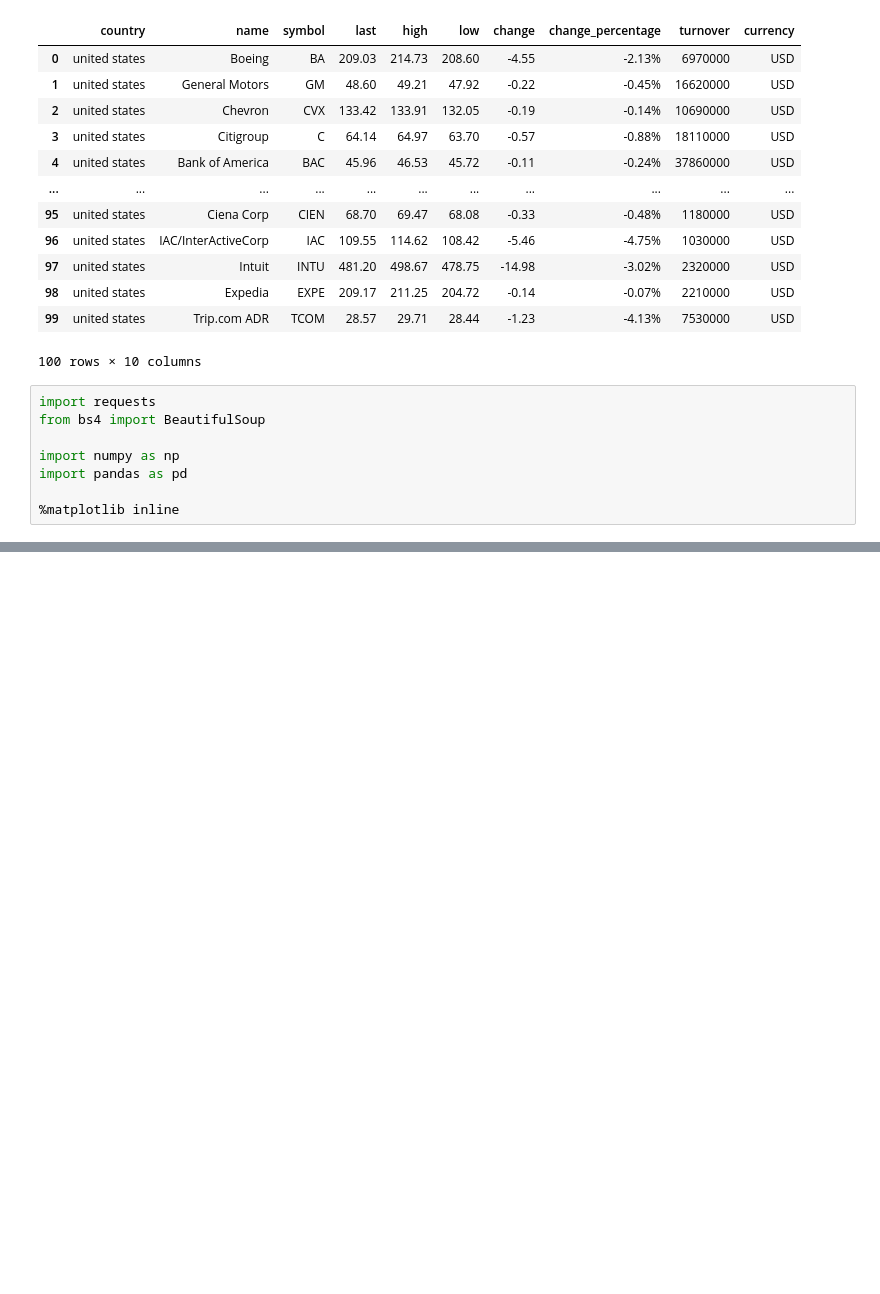
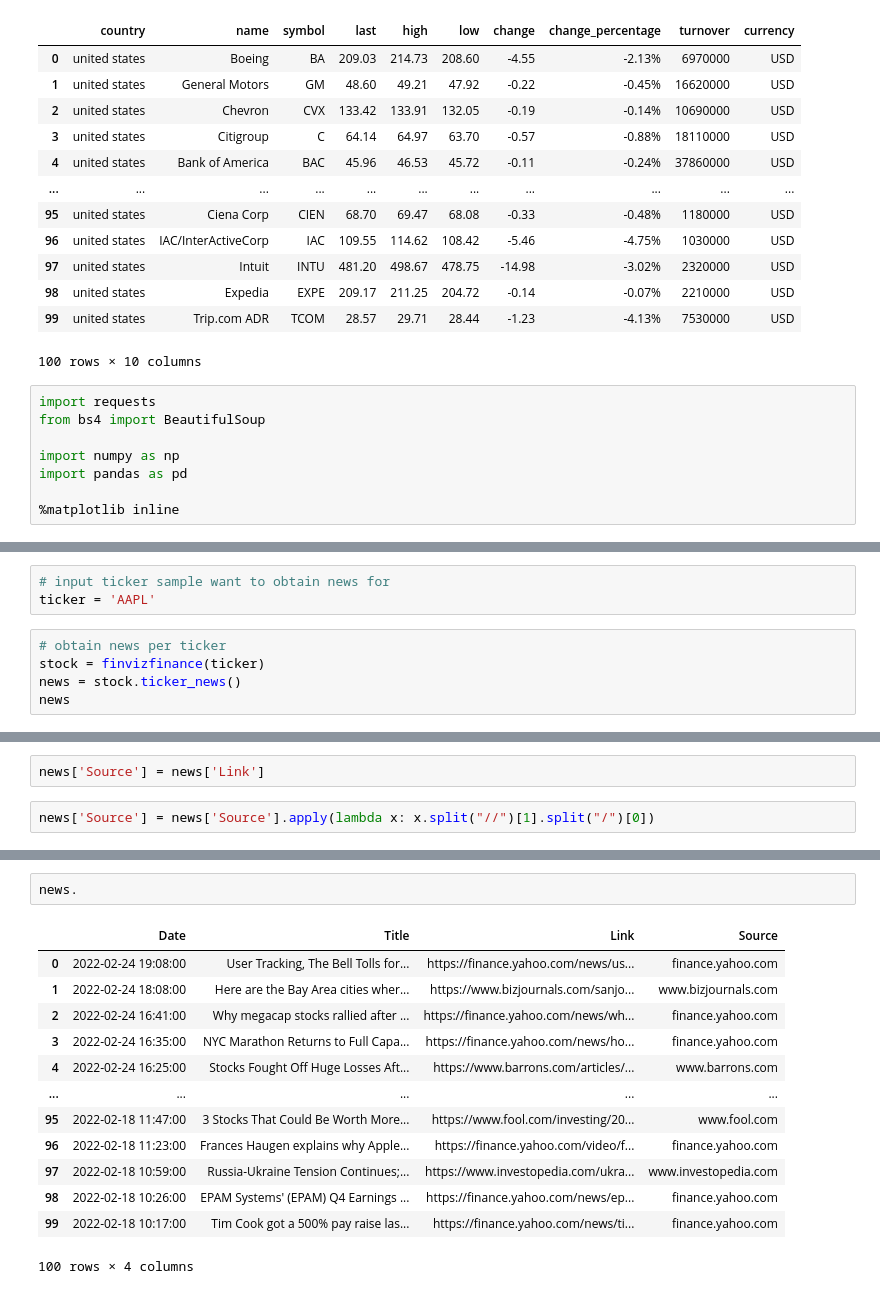
Before and after one commit to vivekjainmaiet/stockanalysis, a Jupyter notebook: notebooks/vivek_notebook.ipynb, the cells around one changed output, grey strips where cells are left out. Drawn from its saved outputs; the diff is of its cells as text; blank space fills up the shorter version.

```diff
--- a/notebooks/vivek_notebook.ipynb
+++ b/notebooks/vivek_notebook.ipynb
@@ -632,0 +668,8 @@ soup.find_all('div', {'class': 'ns-data'})
+# %%
+# input ticker sample want to obtain news for
+ticker = 'AAPL'
+# %%
+# obtain news per ticker
+stock = finvizfinance(ticker)
+news = stock.ticker_news()
+news
@@ -632,0 +690,4 @@ soup.find_all('div', {'class': 'ns-data'})
+# %%
+news['Source'] = news['Link']
+# %%
+news['Source'] = news['Source'].apply(lambda x: x.split("//")[1].split("/")[0])
@@ -632,0 +709,16 @@ soup.find_all('div', {'class': 'ns-data'})
+# %%
+news.
+# %% [output]
+|  | Date | Title | Link | Source |
+| 0 | 2022-02-24 19:08:00 | User Tracking, The Bell Tolls for... | https://finance.yahoo.com/news/us... | finance.yahoo.com |
+| 1 | 2022-02-24 18:08:00 | Here are the Bay Area cities wher... | https://www.bizjournals.com/sanjo... | www.bizjournals.com |
+| 2 | 2022-02-24 16:41:00 | Why megacap stocks rallied after ... | https://finance.yahoo.com/news/wh... | finance.yahoo.com |
+| 3 | 2022-02-24 16:35:00 | NYC Marathon Returns to Full Capa... | https://finance.yahoo.com/news/ho... | finance.yahoo.com |
+| 4 | 2022-02-24 16:25:00 | Stocks Fought Off Huge Losses Aft... | https://www.barrons.com/articles/... | www.barrons.com |
+| ... | ... | ... | ... | ... |
+| 95 | 2022-02-18 11:47:00 | 3 Stocks That Could Be Worth More... | https://www.fool.com/investing/20... | www.fool.com |
+| 96 | 2022-02-18 11:23:00 | Frances Haugen explains why Apple... | https://finance.yahoo.com/video/f... | finance.yahoo.com |
+| 97 | 2022-02-18 10:59:00 | Russia-Ukraine Tension Continues;... | https://www.investopedia.com/ukra... | www.investopedia.com |
+| 98 | 2022-02-18 10:26:00 | EPAM Systems' (EPAM) Q4 Earnings ... | https://finance.yahoo.com/news/ep... | finance.yahoo.com |
+| 99 | 2022-02-18 10:17:00 | Tim Cook got a 500% pay raise las... | https://finance.yahoo.com/news/ti... | finance.yahoo.com |
+100 rows × 4 columns
```
Also changed, not shown: parts of 12 cells of this notebook, 18 other files.
